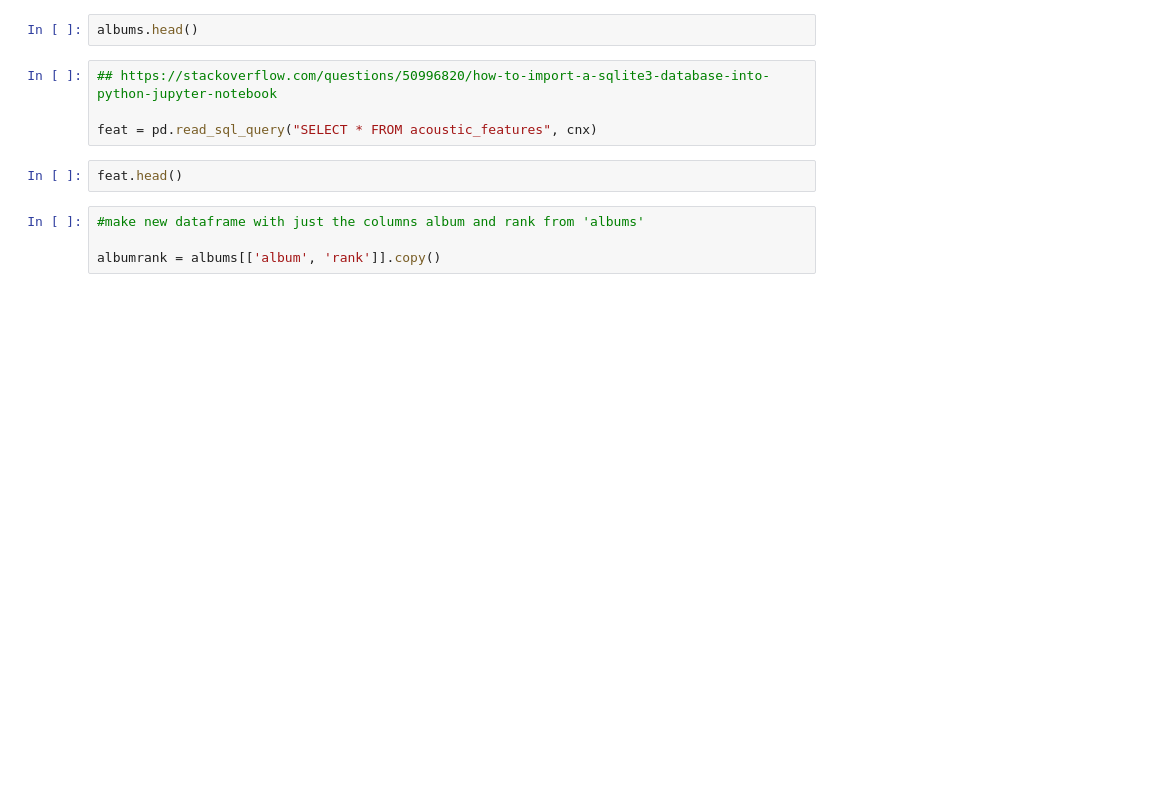
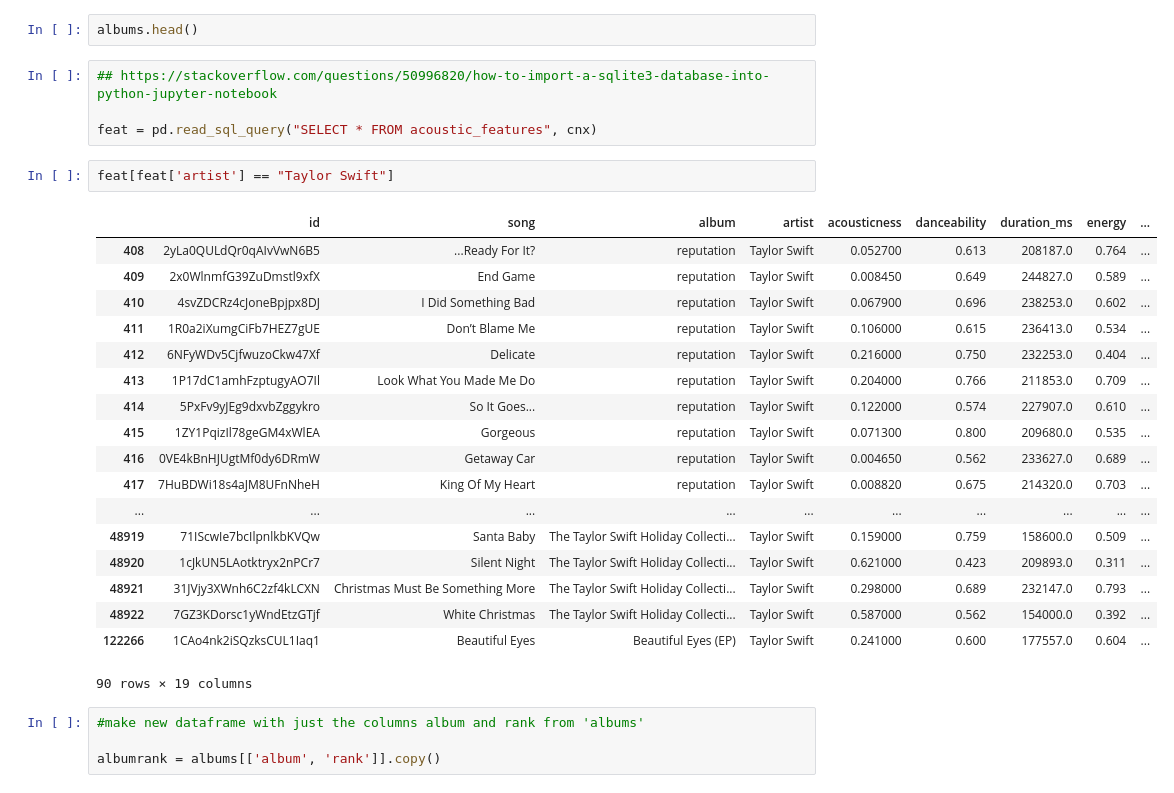
Before and after one commit to INSY6500projectTFSG/6500project, a Jupyter notebook: Feagin.ipynb, the cells around one changed output. Drawn from its saved outputs; the diff is of its cells as text; blank space fills up the shorter version.

```diff
--- a/Feagin.ipynb
+++ b/Feagin.ipynb
@@ -32,8 +32,27 @@ albums.head()
 ## https://stackoverflow.com/questions/50996820/how-to-import-a-sqlite3-database-into-python-jupyter-notebook
 
 feat = pd.read_sql_query("SELECT * FROM acoustic_features", cnx)
-# %%
-feat.head()
+# %%
+feat[feat['artist'] == "Taylor Swift"]
+# %% [output]
+|  | id | song | album | artist | acousticness | danceability | duration_ms | energy | ... |
+| 408 | 2yLa0QULdQr0qAIvVwN6B5 | ...Ready For It? | reputation | Taylor Swift | 0.052700 | 0.613 | 208187.0 | 0.764 | ... |
+| 409 | 2x0WlnmfG39ZuDmstl9xfX | End Game | reputation | Taylor Swift | 0.008450 | 0.649 | 244827.0 | 0.589 | ... |
+| 410 | 4svZDCRz4cJoneBpjpx8DJ | I Did Something Bad | reputation | Taylor Swift | 0.067900 | 0.696 | 238253.0 | 0.602 | ... |
+| 411 | 1R0a2iXumgCiFb7HEZ7gUE | Don’t Blame Me | reputation | Taylor Swift | 0.106000 | 0.615 | 236413.0 | 0.534 | ... |
+| 412 | 6NFyWDv5CjfwuzoCkw47Xf | Delicate | reputation | Taylor Swift | 0.216000 | 0.750 | 232253.0 | 0.404 | ... |
+| 413 | 1P17dC1amhFzptugyAO7Il | Look What You Made Me Do | reputation | Taylor Swift | 0.204000 | 0.766 | 211853.0 | 0.709 | ... |
+| 414 | 5PxFv9yJEg9dxvbZggykro | So It Goes... | reputation | Taylor Swift | 0.122000 | 0.574 | 227907.0 | 0.610 | ... |
+| 415 | 1ZY1PqizIl78geGM4xWlEA | Gorgeous | reputation | Taylor Swift | 0.071300 | 0.800 | 209680.0 | 0.535 | ... |
+| 416 | 0VE4kBnHJUgtMf0dy6DRmW | Getaway Car | reputation | Taylor Swift | 0.004650 | 0.562 | 233627.0 | 0.689 | ... |
+| 417 | 7HuBDWi18s4aJM8UFnNheH | King Of My Heart | reputation | Taylor Swift | 0.008820 | 0.675 | 214320.0 | 0.703 | ... |
+| ... | ... | ... | ... | ... | ... | ... | ... | ... | ... |
+| 48919 | 71IScwIe7bcIlpnlkbKVQw | Santa Baby | The Taylor Swift Holiday Collecti... | Taylor Swift | 0.159000 | 0.759 | 158600.0 | 0.509 | ... |
+| 48920 | 1cJkUN5LAotktryx2nPCr7 | Silent Night | The Taylor Swift Holiday Collecti... | Taylor Swift | 0.621000 | 0.423 | 209893.0 | 0.311 | ... |
+| 48921 | 31JVjy3XWnh6C2zf4kLCXN | Christmas Must Be Something More | The Taylor Swift Holiday Collecti... | Taylor Swift | 0.298000 | 0.689 | 232147.0 | 0.793 | ... |
+| 48922 | 7GZ3KDorsc1yWndEtzGTjf | White Christmas | The Taylor Swift Holiday Collecti... | Taylor Swift | 0.587000 | 0.562 | 154000.0 | 0.392 | ... |
+| 122266 | 1CAo4nk2iSQzksCUL1Iaq1 | Beautiful Eyes | Beautiful Eyes (EP) | Taylor Swift | 0.241000 | 0.600 | 177557.0 | 0.604 | ... |
+90 rows × 19 columns
 # %%
 #make new dataframe with just the columns album and rank from 'albums'
 
```
